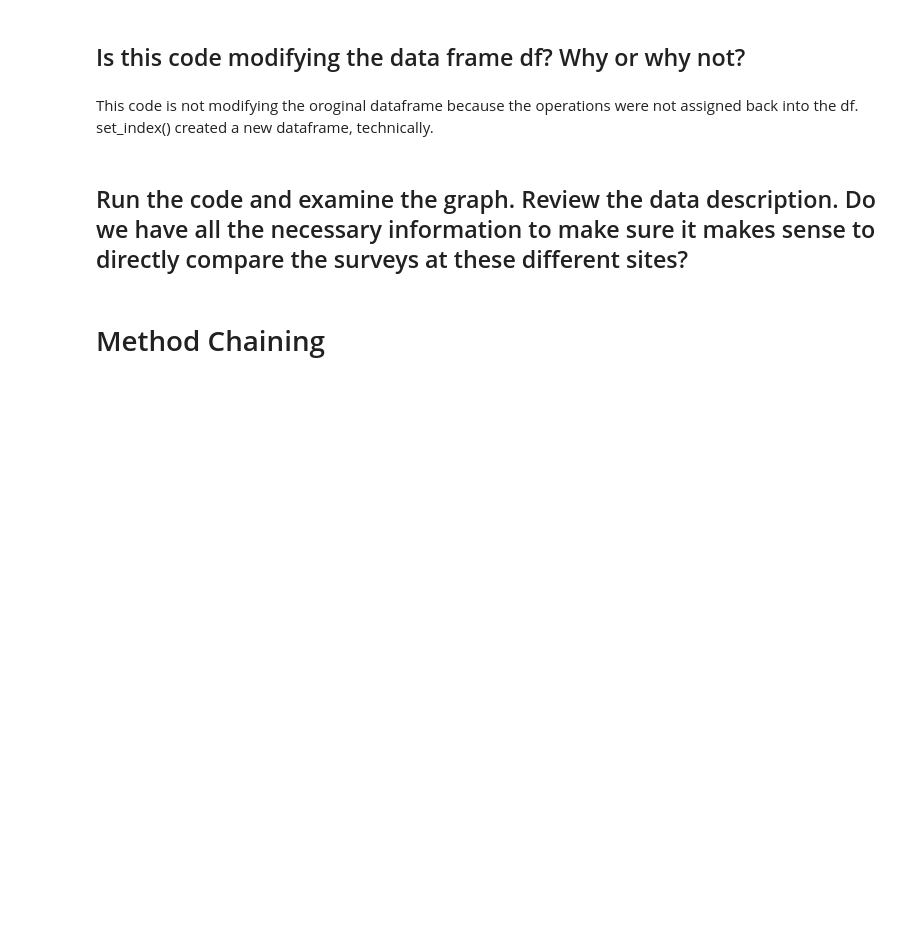
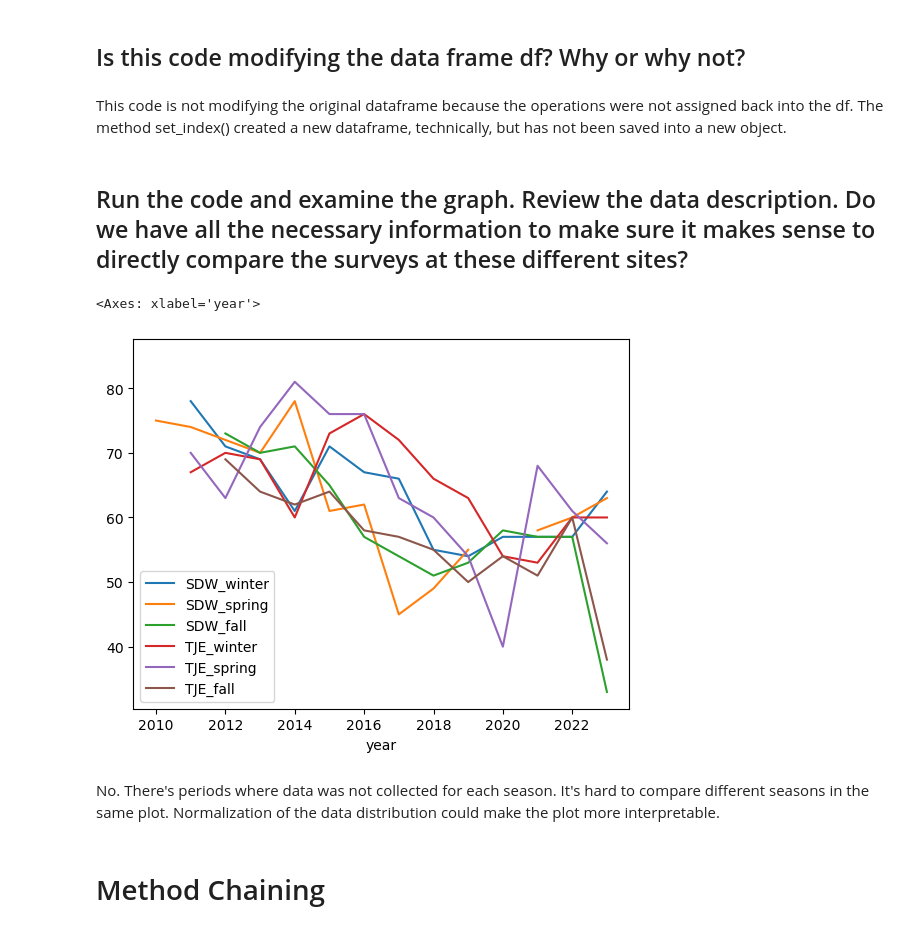
Before and after one commit to mmorenorolon/eds220-2025-in-class, a Jupyter notebook: week2-basic-plotting.ipynb, the cells around one changed output. Cells and saved outputs as stored; diff of their text form; code cells hidden in the pictures; blank space fills up the shorter version.

```diff
--- a/week2-basic-plotting.ipynb
+++ b/week2-basic-plotting.ipynb
@@ -124,6 +131,6 @@ df.head()
 # %% [markdown]
 ## Is this code modifying the data frame df? Why or why not?
 # %% [markdown]
-This code is not modifying the oroginal dataframe because the operations were not assigned back into the df. set_index() created a new dataframe, technically.
+This code is not modifying the original dataframe because the operations were not assigned back into the df. The method set_index() created a new dataframe, technically, but has not been saved into a new object.
 # %% [markdown]
 ## Run the code and examine the graph. Review the data description. Do we have all the necessary information to make sure it makes sense to directly compare the surveys at these different sites?
@@ -132,3 +137,10 @@ no.
+# %%
+df.set_index('year').loc[:,'SDW_winter':'TJE_fall'].plot()
+# %% [output]
+<Axes: xlabel='year'>
+[figure, added]
+# %% [markdown]
+No. There's periods where data was not collected for each season. It's hard to compare different seasons in the same plot. Normalization of the data distribution could make the plot more interpretable.
 # %% [markdown]
 # Method Chaining
 # %%
```
Also changed, not shown: parts of 10 cells of this notebook.
